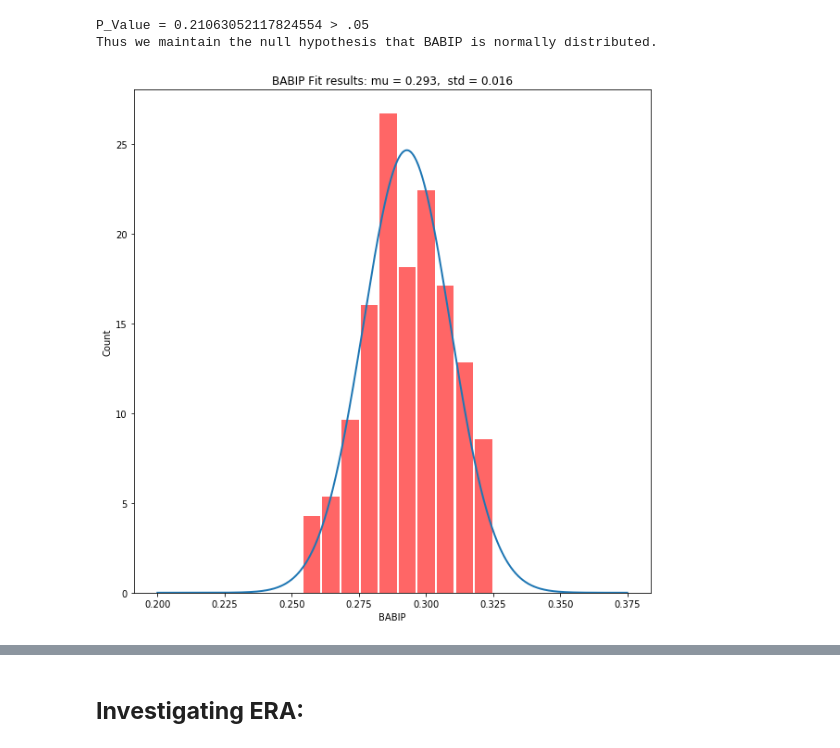
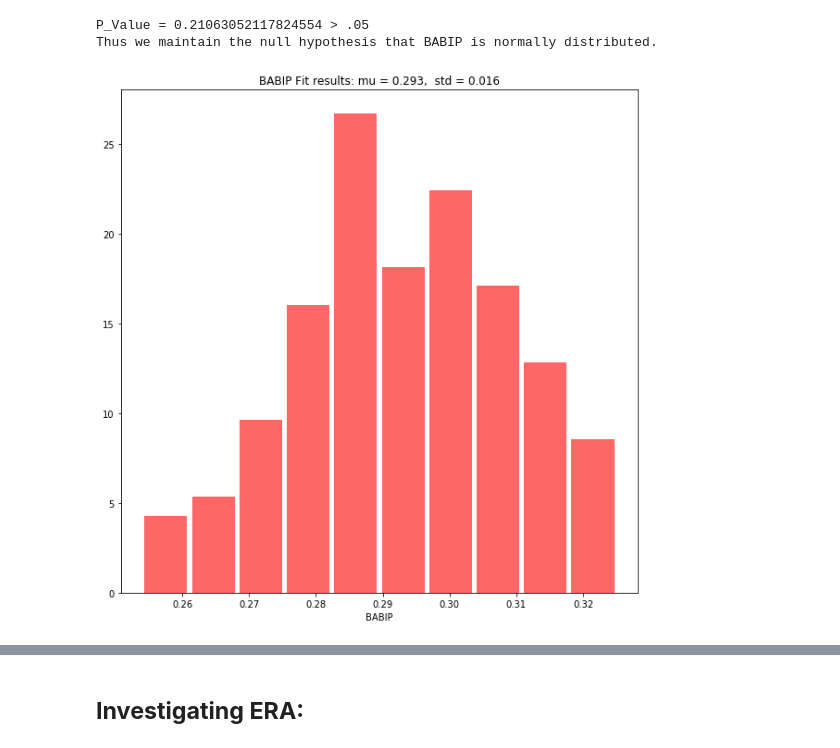
Before and after one commit to Rob-Lando/on-the-bump, a Jupyter notebook: Pitching_Analysis.ipynb, the cells around one changed output, grey strips where cells are left out. Saved outputs shown, nothing was run; the diff lists cells and outputs as text; code cells hidden in the pictures.

Commit message:
Power point slides and updated charts in notebook

```diff
--- a/Pitching_Analysis.ipynb
+++ b/Pitching_Analysis.ipynb
@@ -196,21 +178,21 @@ Thus we maintain the null hypothesis that BABIP is normally distributed.
 # %%
 fig,ax = plt.subplots()
 fig.set_size_inches(10,10)
 
 mu, std = norm.fit(fg_sav['BABIP'])
 
 plt.hist(fg_sav['BABIP'], bins=10, density=True, alpha=0.6, color='r',rwidth = .9)
 xmin, xmax = plt.xlim()
 x = np.linspace(.2,.375,1000)
 p = norm.pdf(x, mu, std)
-plt.plot(x, p, linewidth=2)
+#plt.plot(x, p, linewidth=2)
 title = f"BABIP Fit results: mu = {round(mu,3)},  std = {round(std,3)}"
 plt.title(title)
 plt.xlabel('BABIP')
-plt.ylabel('Count')
+#plt.ylabel('Count')
 plt.show()
 # %% [output]
-[figure, old version]
+[figure, new version]
 # %%
 fig = px.scatter(fg_sav, x="popups_percent", y="BABIP",
                  size = 'pitch_count',color ="IP",
```
Also changed, not shown: parts of 26 cells of this notebook, 1 other file.
